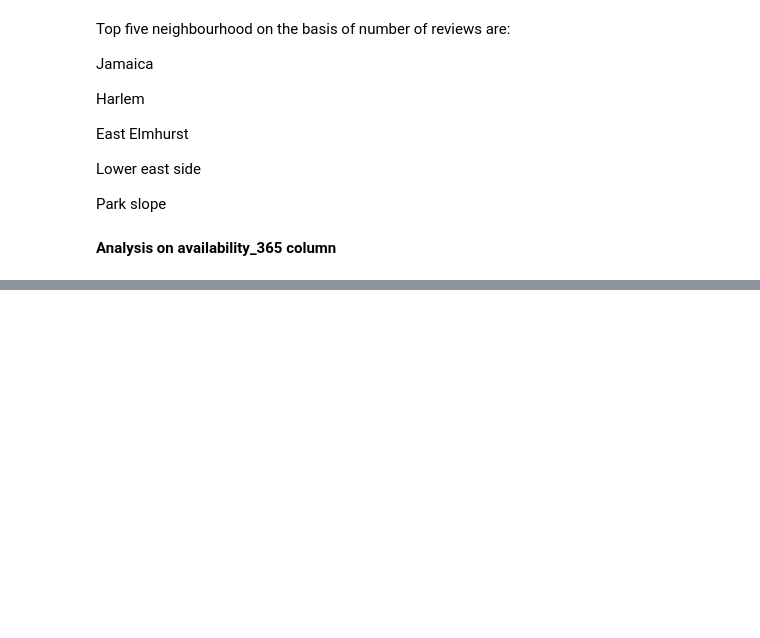
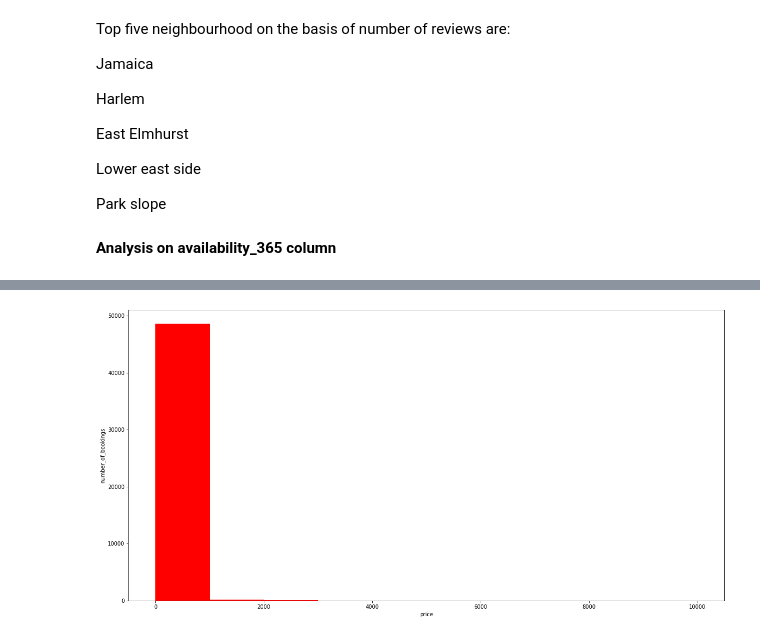
Before and after one commit to Asohail115/Airbnb-Booking_Analysis, a Jupyter notebook: Airbnb_Bookings_Analysis_Capstone_Project.ipynb, the cells around one changed output, grey strips where cells are left out. Saved outputs shown, nothing was run; the diff lists cells and outputs as text; code cells hidden in the pictures; blank space fills up the shorter version.

```diff
--- a/Airbnb_Bookings_Analysis_Capstone_Project.ipynb
+++ b/Airbnb_Bookings_Analysis_Capstone_Project.ipynb
@@ -394,0 +452,7 @@ Park slope
+# %%
+plt.hist(df.price, color='red')
+plt.xlabel('price')
+plt.ylabel('number_of_bookings')
+plt.rcParams['figure.figsize'] = (10, 5)
+# %% [output]
+[figure, added]
```
Also changed, not shown: parts of 17 cells of this notebook.
